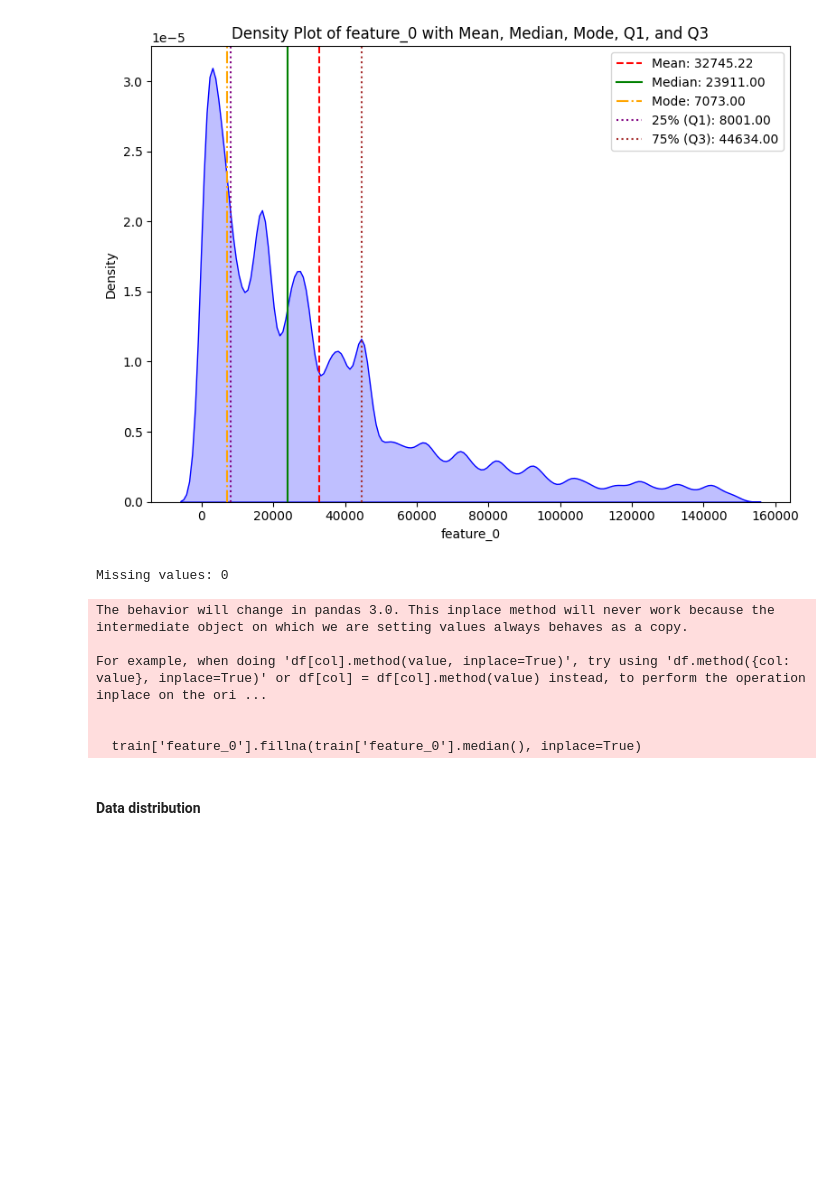
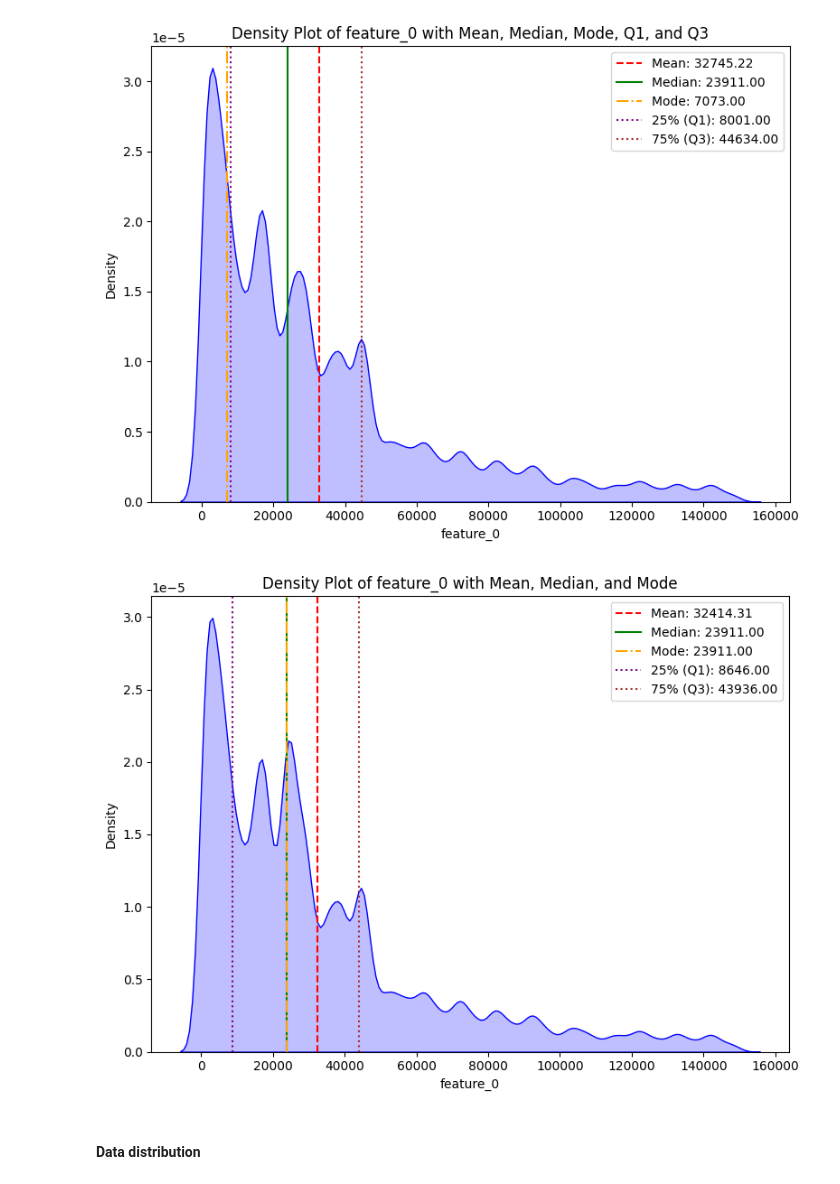
Before and after one commit to 0Nguyen0Cong0Tuan0/Machine-Learning-Competition, a Jupyter notebook: main.ipynb, the cells around one changed output. Cells and saved outputs as stored; diff of their text form; code cells hidden in the pictures; blank space fills up the shorter version.

```diff
--- a/main.ipynb
+++ b/main.ipynb
@@ -187,38 +170,29 @@ plt.show()
 # %% [output]
 Skewness: 1.470357488204046
 [figure]
-# %%
-upper_limit = train['feature_0'].quantile(0.99)
-train['feature_0'] = train['feature_0'].clip(upper=upper_limit)
-train['feature_0'].fillna(train['feature_0'].median(), inplace=True)
-
-
-train['feature_0_imputed'] = train['feature_0'].isnull().astype(int)
-
-
-print("Missing values:", train['feature_0'].isnull().sum())
-# %% [output]
-Missing values: 0
-The behavior will change in pandas 3.0. This inplace method will never work because the intermediate object on which we are setting values always behaves as a copy.
-
-For example, when doing 'df[col].method(value, inplace=True)', try using 'df.method({col: value}, inplace=True)' or df[col] = df[col].method(value) instead, to perform the operation inplace on the ori ...
-
-
-  train['feature_0'].fillna(train['feature_0'].median(), inplace=True)
+# %%
+train['feature_0'].fillna(median_val, inplace=True)
 # %%
-# mean_val = train['feature_0'].mean()
-# median_val = train['feature_0'].median()
-# mode_val = train['feature_0'].mode()[0]
+mean_val = train['feature_0'].mean()
+median_val = train['feature_0'].median()
+mode_val = train['feature_0'].mode()[0]
+q1_val = train['feature_0'].quantile(0.25)
+q3_val = train['feature_0'].quantile(0.75)
 
-# plt.figure(figsize=(8, 6))
-# sns.kdeplot(train['feature_0'], color="blue", fill=True)
 
-# plt.axvline(mean_val, color='red', linestyle='--', label=f"Mean: {mean_val:.2f}")
-# plt.axvline(median_val, color='green', linestyle='-', label=f"Median: {median_val:.2f}")
-# plt.axvline(mode_val, color='orange', linestyle='-.', label=f"Mode: {mode_val:.2f}")
+plt.figure(figsize=(8, 6))
+sns.kdeplot(train['feature_0'], color="blue", fill=True)
 
-# plt.title("Density Plot of feature_0 with Mean, Median, and Mode")
-# plt.legend()
+plt.axvline(mean_val, color='red', linestyle='--', label=f"Mean: {mean_val:.2f}")
+plt.axvline(median_val, color='green', linestyle='-', label=f"Median: {median_val:.2f}")
+plt.axvline(mode_val, color='orange', linestyle='-.', label=f"Mode: {mode_val:.2f}")
+plt.axvline(q1_val, color='purple', linestyle=':', label=f"25% (Q1): {q1_val:.2f}")
+plt.axvline(q3_val, color='brown', linestyle=':', label=f"75% (Q3): {q3_val:.2f}")
 
-# plt.tight_layout()
-# plt.show()
+plt.title("Density Plot of feature_0 with Mean, Median, and Mode")
+plt.legend()
+
+plt.tight_layout()
+plt.show()
+# %% [output]
+[figure, added]
```
Also changed, not shown: parts of 5 cells of this notebook, 1 other file.
